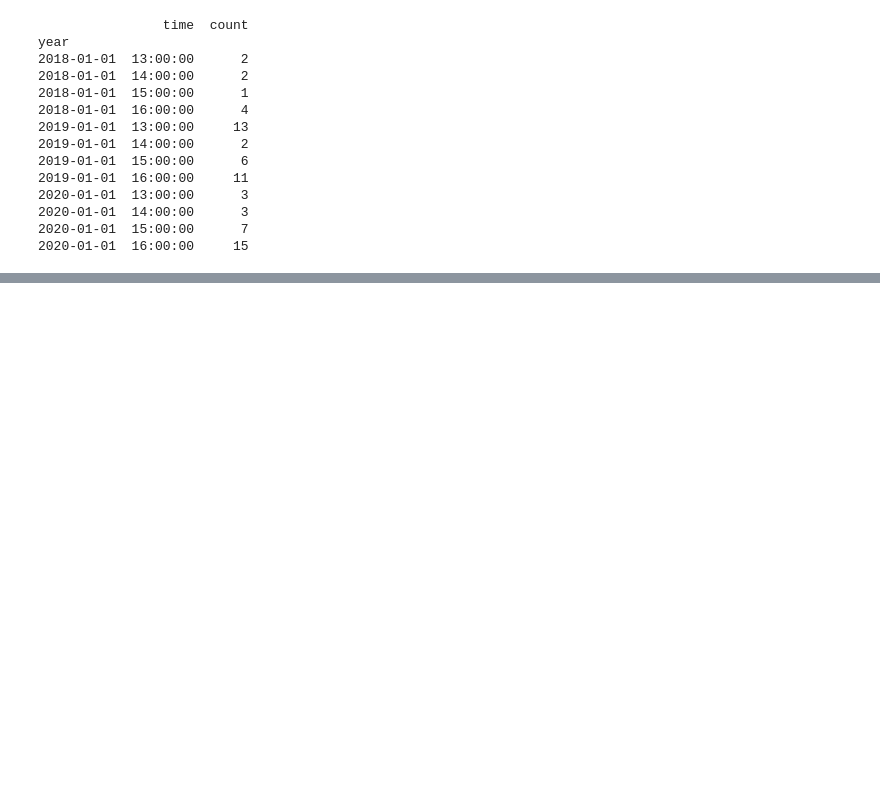
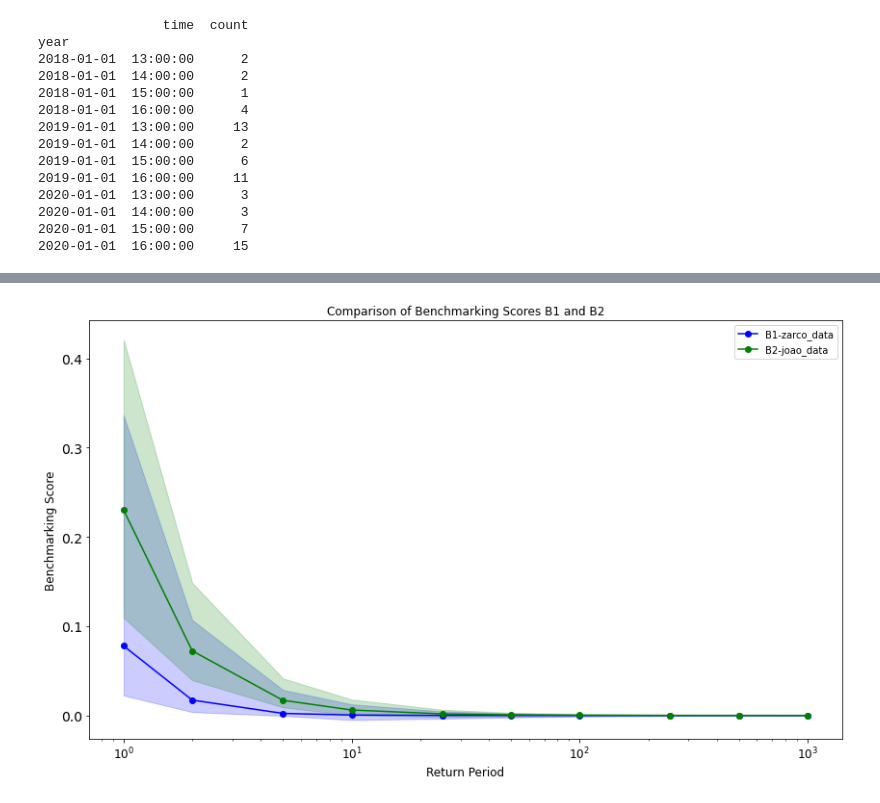
Before and after one commit to dimitris1pana/EVDBM, a Jupyter notebook: energYproductionEVA2CompareScenarios.ipynb, the cells around one changed output, grey strips where cells are left out. Saved outputs shown, nothing was run; the diff lists cells and outputs as text; code cells hidden in the pictures; blank space fills up the shorter version.

```diff
--- a/energYproductionEVA2CompareScenarios.ipynb
+++ b/energYproductionEVA2CompareScenarios.ipynb
@@ -213,0 +210,4 @@ BenchmarkingScore(data1b,data2b, Delta)
+# %%
+SumweightedCircumstances(weights,Normalized1b)
+
+BenchmarkingScore = ProbabilityScale *SumweightedCircumstances(weights,Normalized1b)
@@ -213,0 +241,5 @@ BenchmarkingScore(data1b,data2b, Delta)
+# %%
+P1,Plower1,Pupper1,T1,x01,xlower1,xupper1 =ProbabilityScale(data1c,data1b,TotalCases)
+print(P1)
+B1,Blower1,Bupper1 =BenchmarkingScore(SumweightedCircumstances(weights,Normalized1b),P1,Plower1,Pupper1)
+print(B1)
@@ -213,0 +250,6 @@ BenchmarkingScore(data1b,data2b, Delta)
+# %%
+
+P2,Plower2,Pupper2,T2,x02,xlower2,xupper2 =ProbabilityScale(data2c,data2b,TotalCases)
+print(P2)
+B2,Blower2,Bupper2 =BenchmarkingScore(SumweightedCircumstances(weights,Normalized2b),P2,Plower2,Pupper2)
+print(B2)
@@ -213,0 +260,28 @@ BenchmarkingScore(data1b,data2b, Delta)
+# %%
+# Plotting B1 and B2 on the same plot
+# check if return periods the same :
+# For the case we compare 2
+def PlotCheck(T1,T2):
+    if T1==T2:
+        T= T1
+        plt.figure(figsize=(14, 8))
+        plt.plot(T, B1, marker='o', label='B1-zarco_data', color='blue')
+        plt.plot(T, B2, marker='o', label='B2-joao_data', color='green')
+        plt.fill_between(T, Blower1, Bupper1, color='blue', alpha=0.2)
+        plt.fill_between(T, Blower2, Bupper2, color='green', alpha=0.2)
+        plt.xticks(fontsize=12)
+
+        plt.yticks(fontsize=14)
+
+        plt.xlabel('Return Period', fontsize=12)
+        plt.ylabel('Benchmarking Score',fontsize=12)
+        plt.title('Comparison of Benchmarking Scores B1 and B2')
+        plt.xscale('log')
+
+        plt.legend()
+        plt.show()
+    else:
+        return 'Return periods are not the same'
+PlotCheck(T1,T2)
+# %% [output]
+[figure, added]
```
Also changed, not shown: parts of 14 cells of this notebook, 3 other files.
